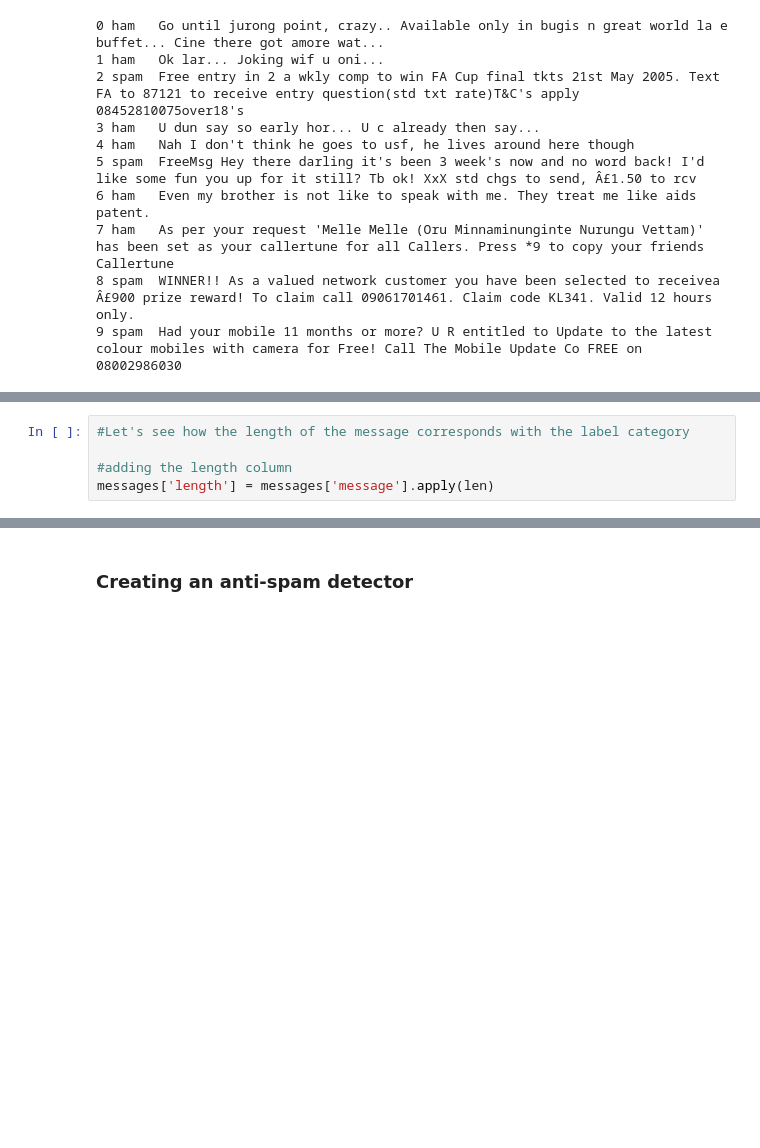
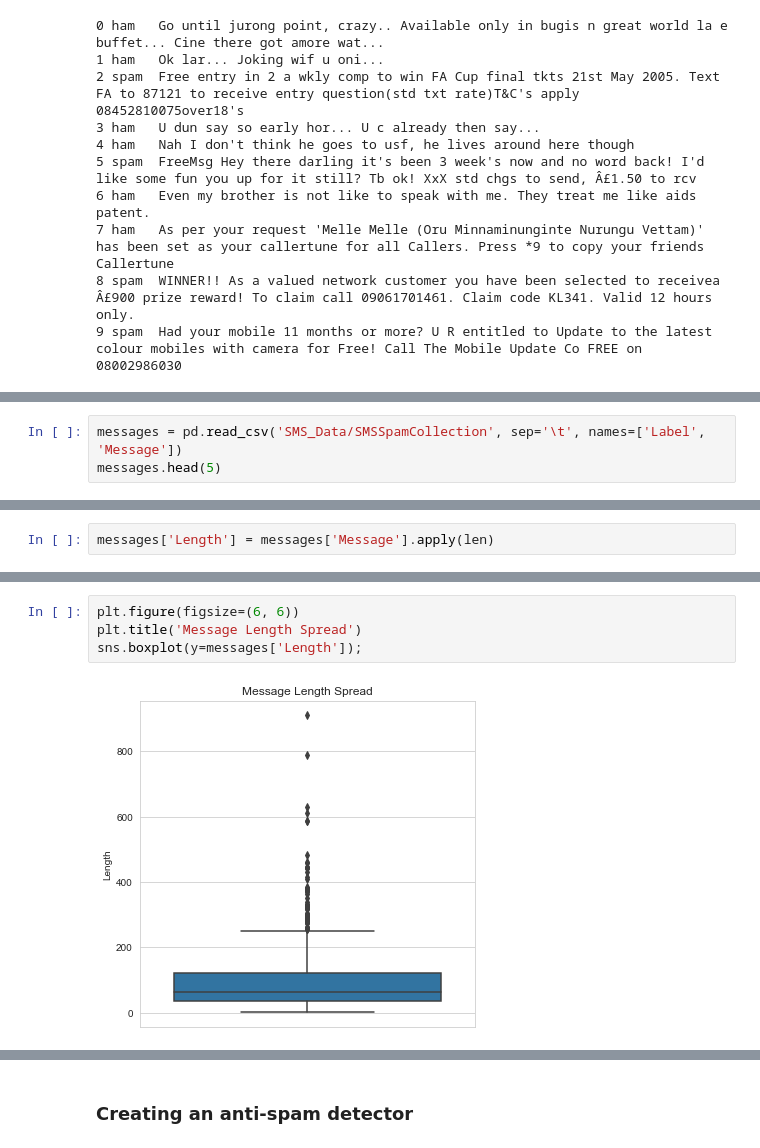
Before and after one commit to maciej-ziaja/Spam-Detector, a Jupyter notebook: spam_detector.ipynb, the cells around one changed output, grey strips where cells are left out. Drawn from its saved outputs; the diff is of its cells as text; blank space fills up the shorter version.

```diff
--- a/spam_detector.ipynb
+++ b/spam_detector.ipynb
@@ -52,0 +40,3 @@ messages.head(5)
+# %%
+messages = pd.read_csv('SMS_Data/SMSSpamCollection', sep='\t', names=['Label', 'Message'])
+messages.head(5)
@@ -55,5 +51,0 @@ messages.head(5)
-# %%
-#Let's see how the length of the message corresponds with the label category
-
-#adding the length column
-messages['length'] = messages['message'].apply(len)
@@ -84,0 +54,2 @@ messages.hist(column='length', by='label', bins=50,figsize=(12,4));
+# %%
+messages['Length'] = messages['Message'].apply(len)
@@ -84,0 +70,6 @@ messages.hist(column='length', by='label', bins=50,figsize=(12,4));
+# %%
+plt.figure(figsize=(6, 6))
+plt.title('Message Length Spread')
+sns.boxplot(y=messages['Length']);
+# %% [output]
+[figure, added]
```
Also changed, not shown: parts of 61 cells of this notebook, 1 other file.
